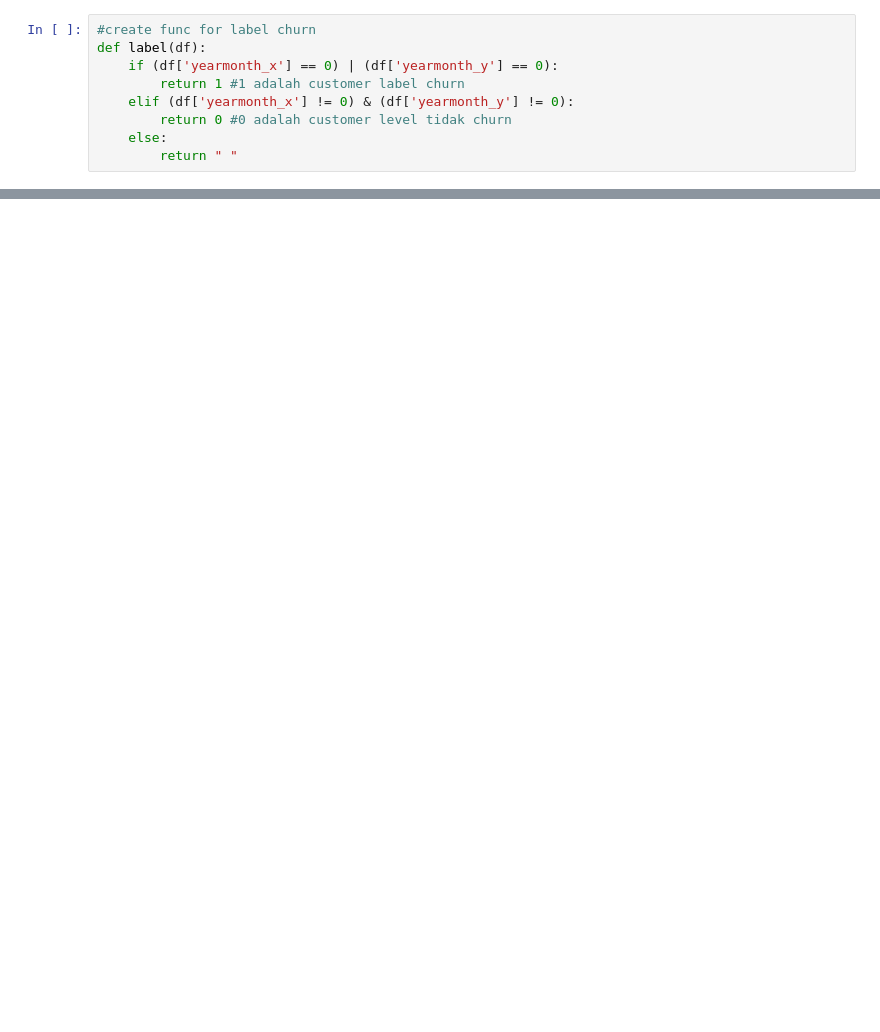
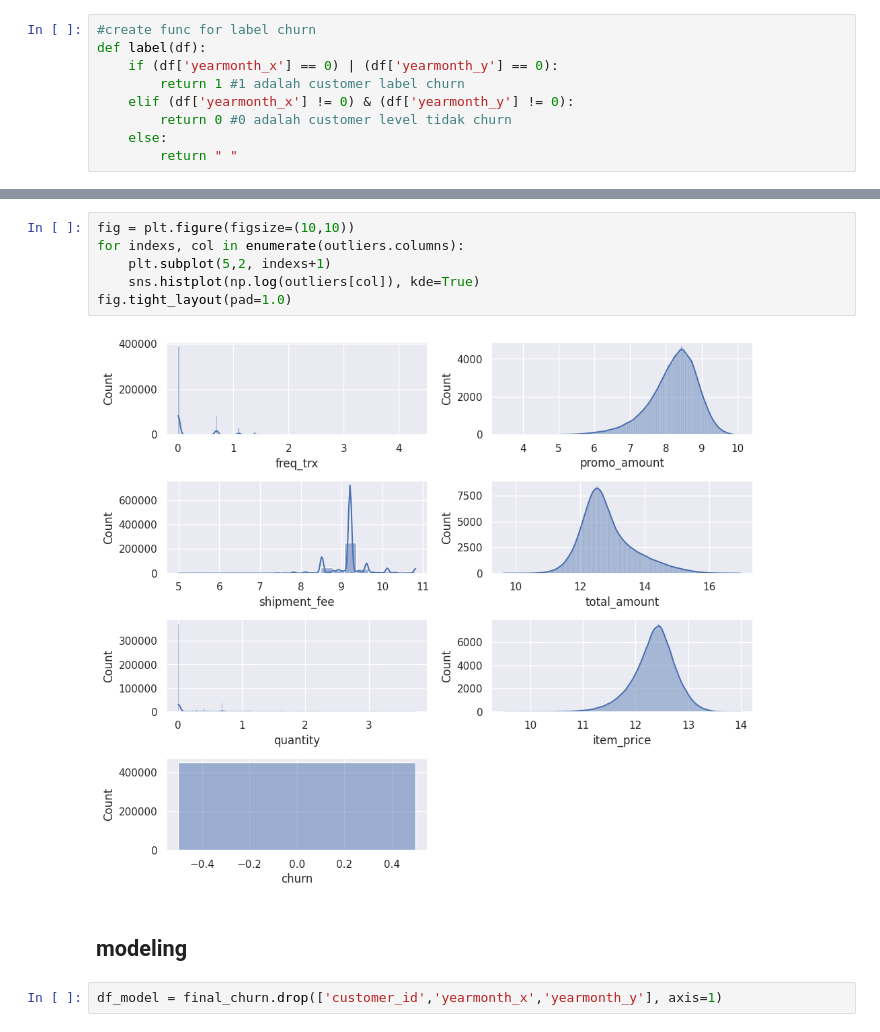
Before and after one commit to zlkhyr/FinalProject_StartUpCampus, a Jupyter notebook: Anteros_FinalProject_Production.ipynb, the cells around one changed output, grey strips where cells are left out. Cells and saved outputs as stored; diff of their text form; blank space fills up the shorter version.

Commit message:
sudah test model

```diff
--- a/Anteros_FinalProject_Production.ipynb
+++ b/Anteros_FinalProject_Production.ipynb
@@ -305,0 +413,12 @@ churn2016 = churnTahun(tahun2016)
+# %%
+fig = plt.figure(figsize=(10,10))
+for indexs, col in enumerate(outliers.columns):
+    plt.subplot(5,2, indexs+1)
+    sns.histplot(np.log(outliers[col]), kde=True)
+fig.tight_layout(pad=1.0)
+# %% [output]
+[figure, added]
+# %% [markdown]
+## modeling
+# %%
+df_model = final_churn.drop(['customer_id','yearmonth_x','yearmonth_y'], axis=1)
```
Also changed, not shown: parts of 22 cells of this notebook.
